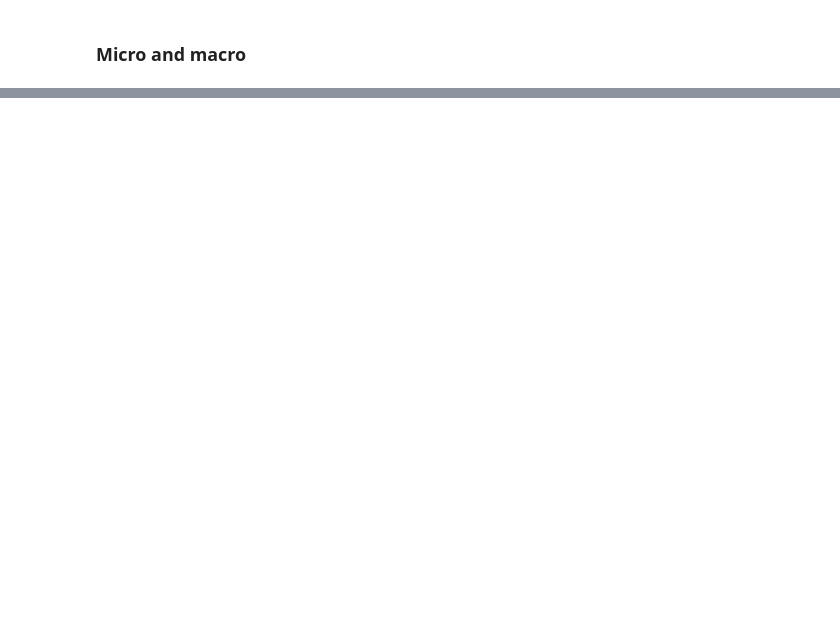
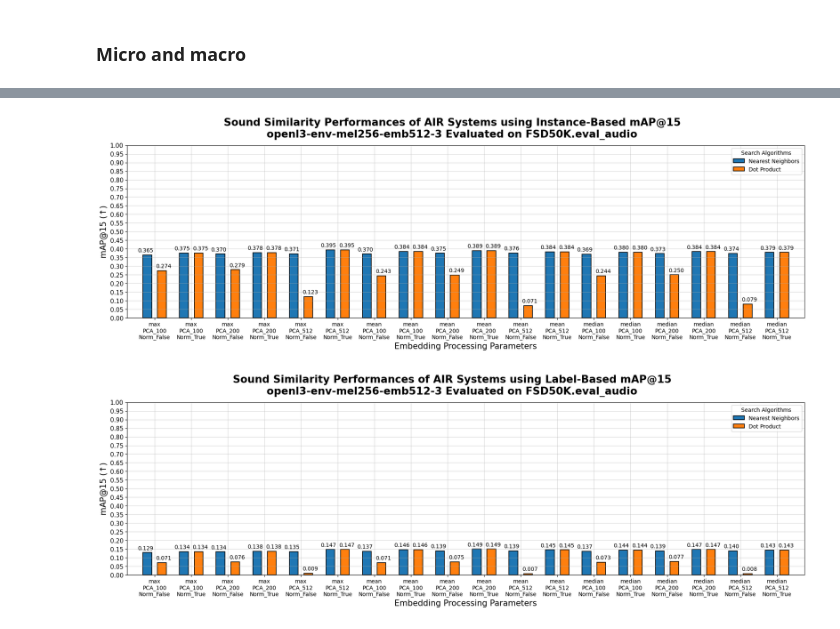
Before and after one commit to raraz15/semantic-sound-similarity, a Jupyter notebook: code/notebooks/metrics_plot.ipynb, the cells around one changed output, grey strips where cells are left out. Drawn from its saved outputs; the diff is of its cells as text; code cells hidden in the pictures; blank space fills up the shorter version.

```diff
--- a/code/notebooks/metrics_plot.ipynb
+++ b/code/notebooks/metrics_plot.ipynb
@@ -121,0 +85,6 @@ Saving figure to /home/roguz/freesound/freesound-perceptual_similarity/data/figu
+# %%
+plot_map_at_15_comparisons(models[5][0], "micro")
+plot_map_at_15_comparisons(models[5][0], "macro")
+# %% [output]
+[figure, added]
+[figure, added]
```
Also changed, not shown: parts of 18 cells of this notebook, 2 other files.
